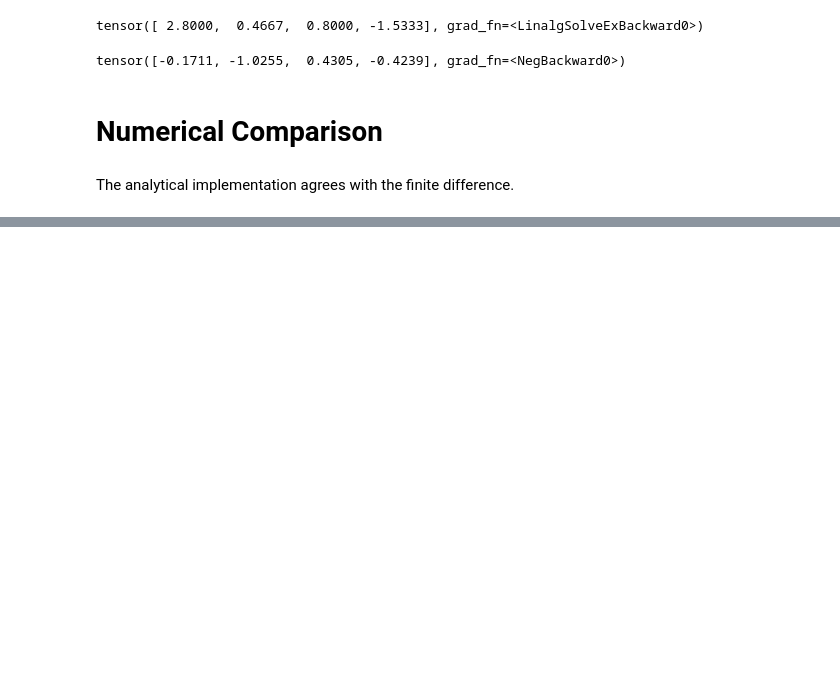
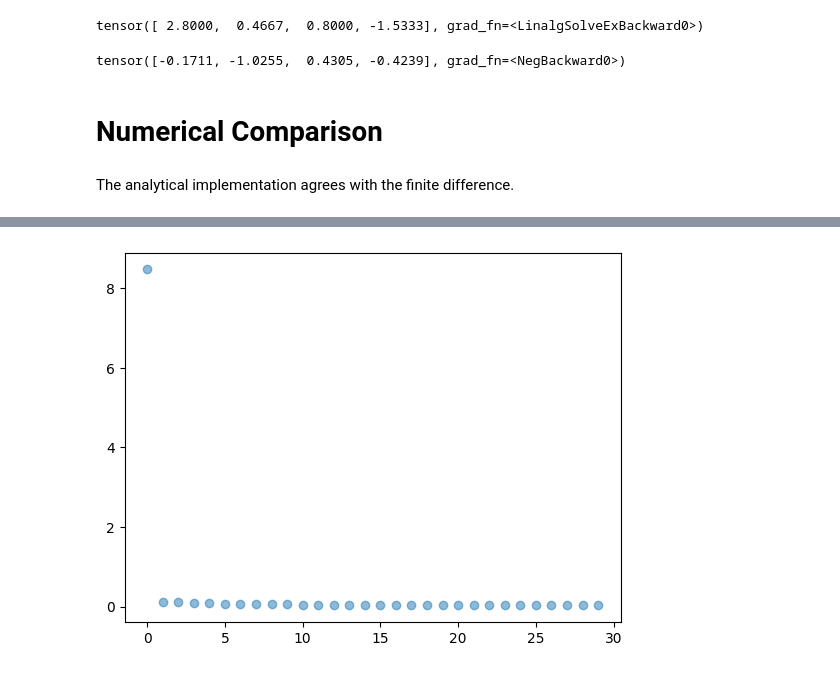
Before and after one commit to tomasruizt/Code-Along, a Jupyter notebook: matrix-calculus/8.3 - Reverse-Mode "Adjoint" Differentiation.ipynb, the cells around one changed output, grey strips where cells are left out. Drawn from its saved outputs; the diff is of its cells as text; code cells hidden in the pictures; blank space fills up the shorter version.

```diff
--- a/matrix-calculus/8.3 - Reverse-Mode "Adjoint" Differentiation.ipynb
+++ b/matrix-calculus/8.3 - Reverse-Mode "Adjoint" Differentiation.ipynb
@@ -152,0 +324,4 @@ finite_difference(p), df(p)
+# %%
+plot_ts([torch.norm(grad_f(p)) for p in ps])
+# %% [output]
+[figure, added]
```
Also changed, not shown: parts of 25 cells of this notebook.
